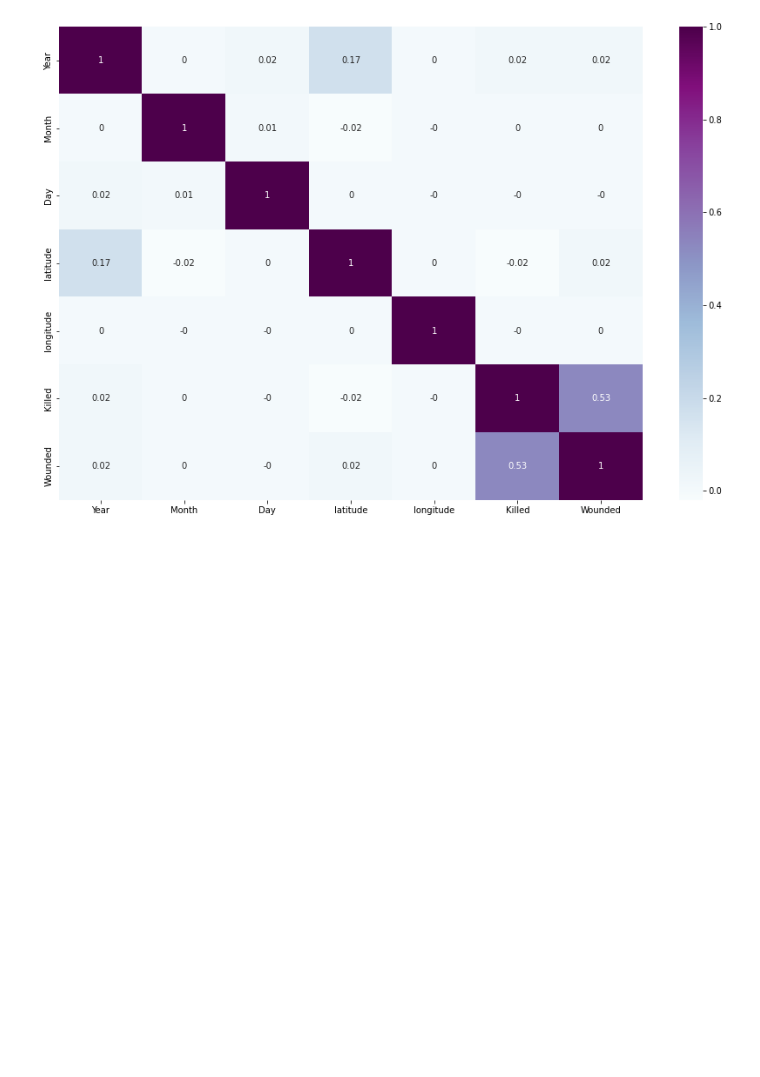
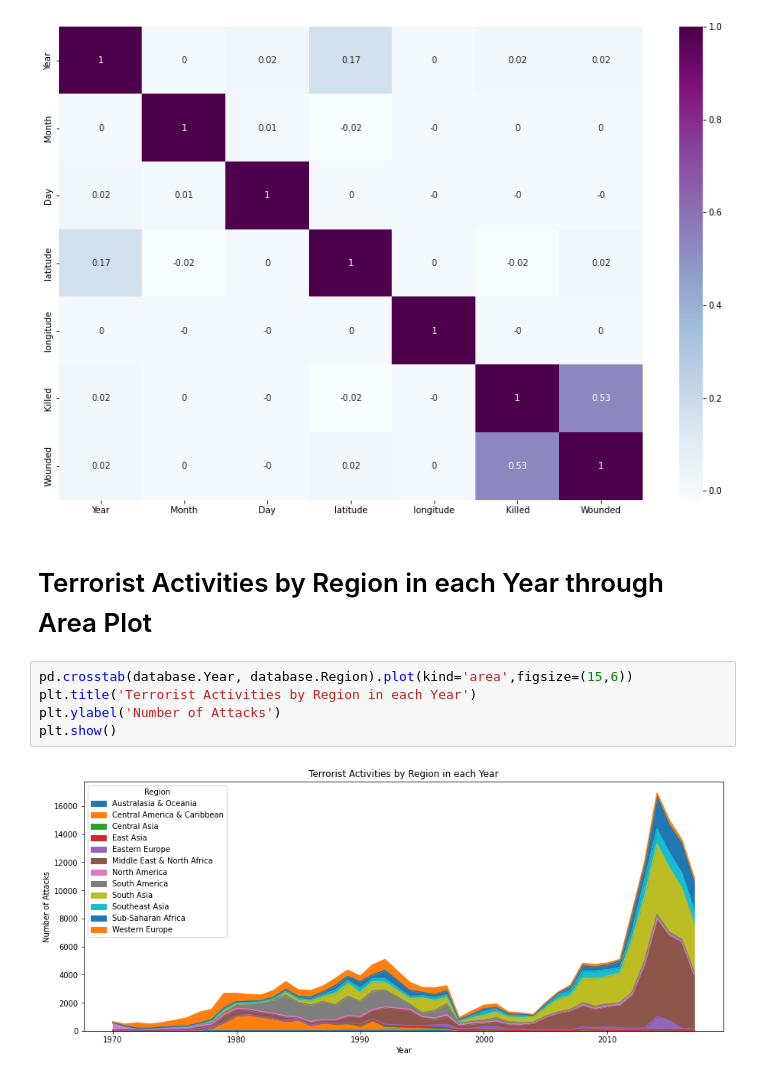
Before and after one commit to jfarhat006/GtA-data-analysis, a Jupyter notebook: Global_Terrorism_Analysis_Capstone_Project.ipynb, the cells around one changed output. Saved outputs shown, nothing was run; the diff lists cells and outputs as text; blank space fills up the shorter version.

```diff
--- a/Global_Terrorism_Analysis_Capstone_Project.ipynb
+++ b/Global_Terrorism_Analysis_Capstone_Project.ipynb
@@ -90,3 +90,12 @@ sns.heatmap(np.round(database.corr(),2),annot=True, cmap='BuPu')
 # %% [output]
 <matplotlib.axes._subplots.AxesSubplot at 0x...>
 [figure]
+# %% [markdown]
+# Terrorist Activities by Region in each Year through Area Plot
+# %%
+pd.crosstab(database.Year, database.Region).plot(kind='area',figsize=(15,6))
+plt.title('Terrorist Activities by Region in each Year')
+plt.ylabel('Number of Attacks')
+plt.show()
+# %% [output]
+[figure, added]
```
Also changed, not shown: parts of 3 cells of this notebook.
